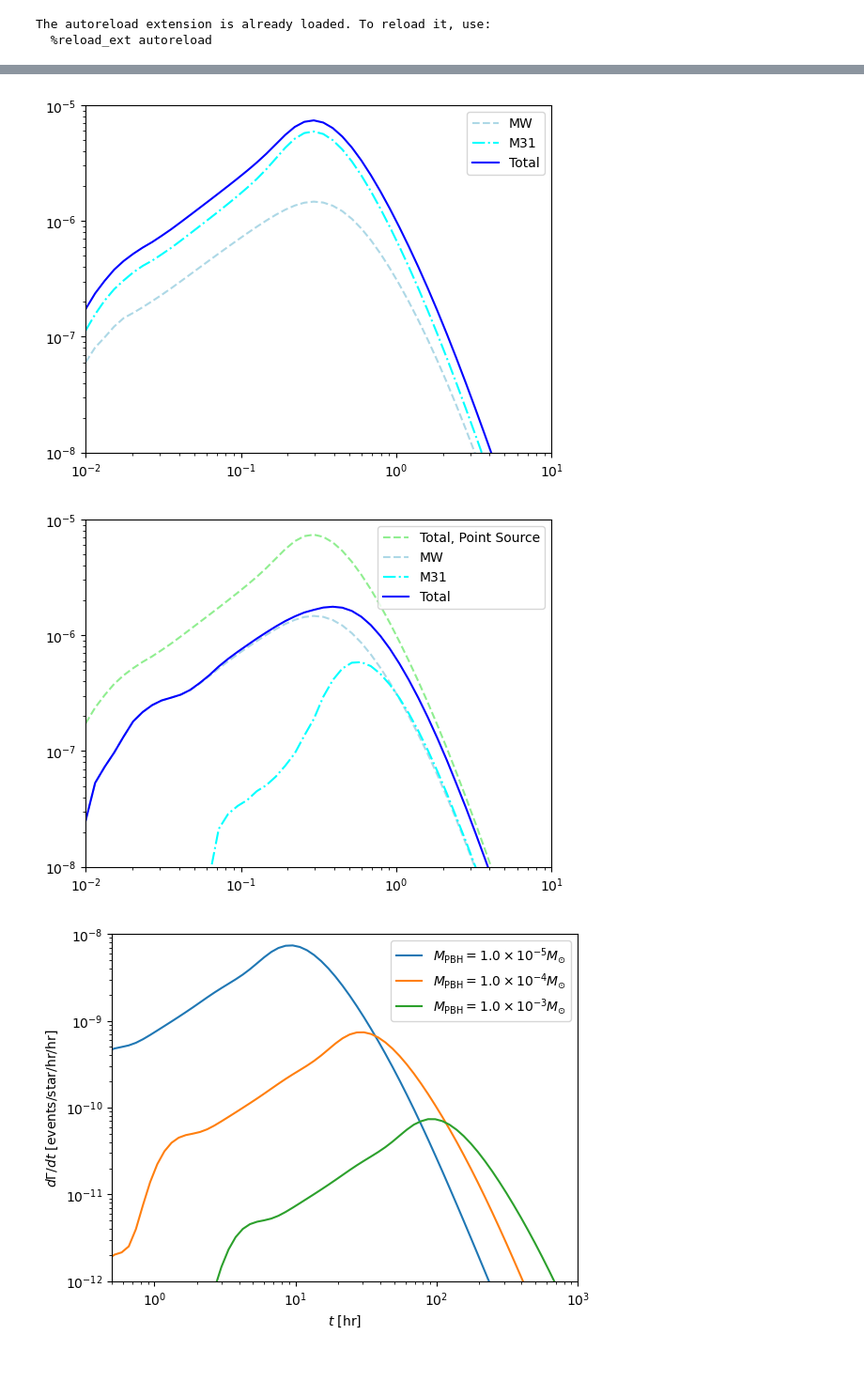
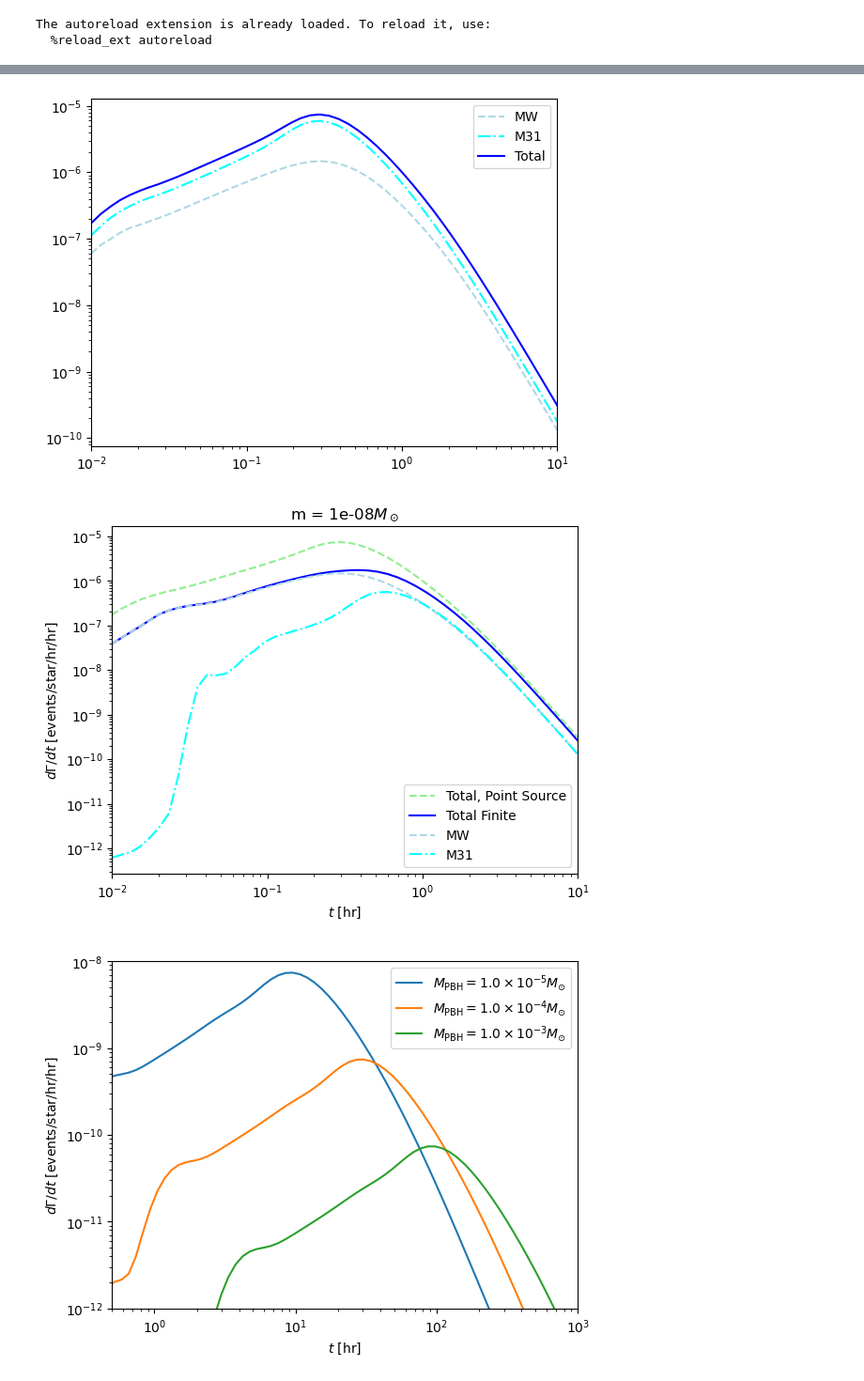
Before and after one commit to NolanSmyth/LensCalcPy, a Jupyter notebook: nbs/00_pbh.ipynb, the cells around one changed output, grey strips where cells are left out. Shown at 94% size. Drawn from its saved outputs; the diff is of its cells as text; code cells hidden in the pictures.

```diff
--- a/nbs/00_pbh.ipynb
+++ b/nbs/00_pbh.ipynb
@@ -147,3 +81,4 @@ class Pbh:
 # %%
-pbh = Pbh(1e-8, 1)
+m_lens = 1e-8
+pbh = Pbh(m_lens, 1)
 ts = np.logspace(-2,1,50)
@@ -170,25 +103,28 @@ plt.loglog(ts, result_mw, label="MW", color="lightblue", linestyle="--")
 plt.loglog(ts, result_m31, label="M31", color="cyan", linestyle="-.")
 plt.loglog(ts, np.array(result_mw) + np.array(result_m31), label="Total", color="blue")
 plt.xlim(1e-2, 1e1)
-plt.ylim(1e-8, 1e-5)
+# plt.ylim(1e-8, 1e-5)
 plt.legend()
 plt.show()
 # %% [output]
-[figure, old version]
+[figure, new version]
 # %%
 result_mw_finite = [pbh.differential_rate_mw(t, finite=True) for t in ts]
 result_m31_finite = [pbh.differential_rate_m31(t, finite=True) for t in ts]
 # %%
 plt.loglog(ts, np.array(result_mw) + np.array(result_m31), label="Total, Point Source", color="lightgreen", linestyle="--")
+plt.loglog(ts, np.array(result_mw_finite) + np.array(result_m31_finite), label="Total Finite", color="blue")
 plt.loglog(ts, result_mw_finite, label="MW", color="lightblue", linestyle="--")
 plt.loglog(ts, result_m31_finite, label="M31", color="cyan", linestyle="-.")
-plt.loglog(ts, np.array(result_mw_finite) + np.array(result_m31_finite), label="Total", color="blue")
 plt.xlim(1e-2, 1e1)
-plt.ylim(1e-8, 1e-5)
+# plt.ylim(1e-8, 1e-5)
+plt.xlabel(r"$t$ [hr]")
+plt.ylabel(r"$d\Gamma/dt$ [events/star/hr/hr]")
+plt.title("m = {}".format(pbh.mass) + r"$M_\odot$")
 plt.legend()
 plt.show()
 # %% [output]
-[figure, old version]
+[figure, new version]
 # %%
 ts = np.logspace(-2, 3, 100)
 pbhs = [Pbh(10**(i), 1) for i in np.linspace(-5, -3, 3)]
```
Also changed, not shown: parts of 6 cells of this notebook, 11 other files.
